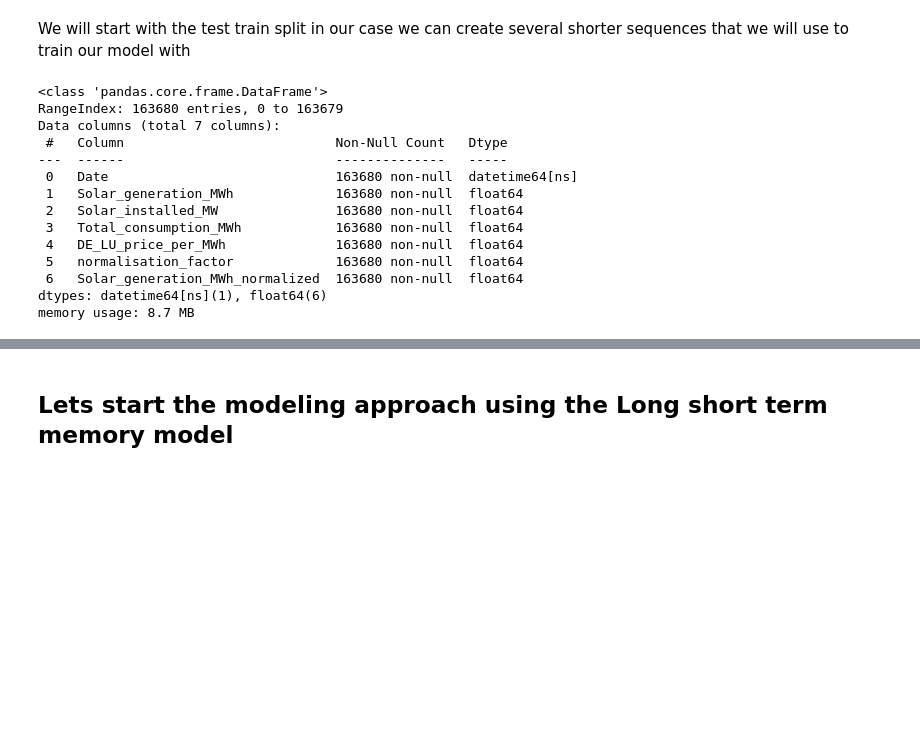
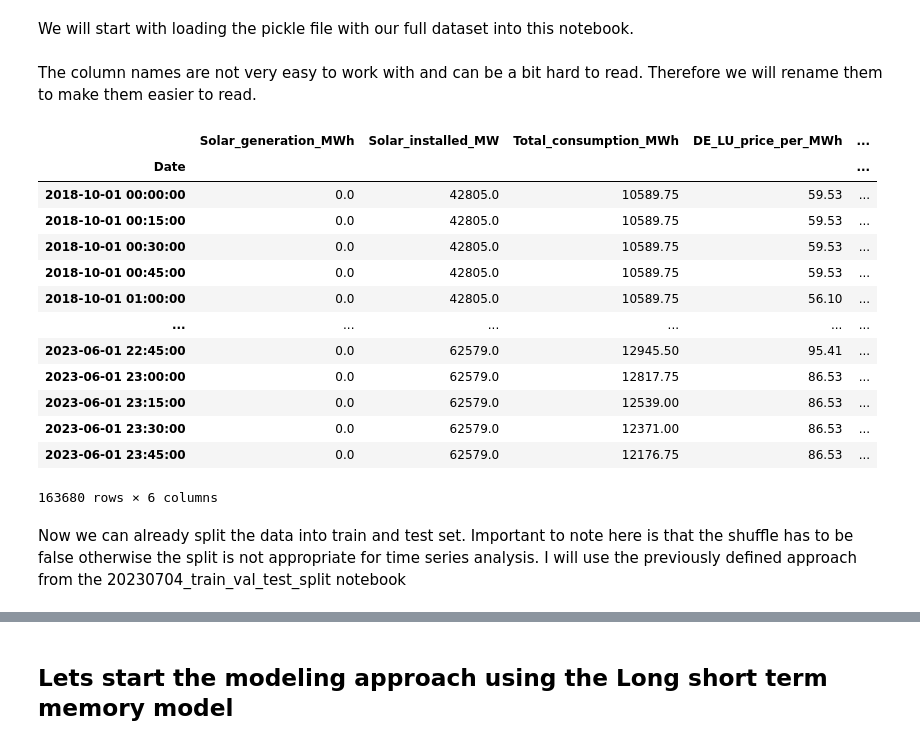
Before and after one commit to fritzfritzfritzz/EES_Optimisation, a Jupyter notebook: notebooks/20230630_LSTM_trial.ipynb, the cells around one changed output, grey strips where cells are left out. Saved outputs shown, nothing was run; the diff lists cells and outputs as text; code cells hidden in the pictures; blank space fills up the shorter version.

Commit message:
just to keep my files into my branch

```diff
--- a/notebooks/20230630_LSTM_trial.ipynb
+++ b/notebooks/20230630_LSTM_trial.ipynb
@@ -43,15 +46,37 @@ from keras.layers import Dense, Activation, Dropout, LSTM     # create layers
 
 np.random.seed(42)
 tf.random.set_seed(42)
-# %% [markdown]
-We will start with the test train split
-in our case we can create several shorter sequences that we will use to train our model with
+# %% [markdown]
+We will start with loading the pickle file with our full dataset into this notebook.
 # %%
 df = pd.read_pickle("../data/final_dataframe.pkl")
+# %% [markdown]
+The column names are not very easy to work with and can be a bit hard to read. Therefore we will rename them to make them easier to read.
 # %%
 def col_names(df):
+    ''' this function renames the columns to make them easier to read
+      additionally set the date as index in our dataframe'''
     column_names = {'Photovoltaics [MWh] Original resolutions': 'Solar_generation_MWh',
                 'Photovoltaics [MW] Calculated resolutions': 'Solar_installed_MW',
                 'Total (grid load) [MWh] Original resolutions': 'Total_consumption_MWh',
                 'Germany/Luxembourg [€/MWh] Calculated resolutions': 'DE_LU_price_per_MWh',}
     df.rename(columns=column_names, inplace=True)
+    df.set_index('Date', inplace=True)
+    return df
+
+col_names(df)
+# %% [output]
+|  | Solar_generation_MWh | Solar_installed_MW | Total_consumption_MWh | DE_LU_price_per_MWh | ... |
+| Date |  |  |  |  | ... |
+| 2018-10-01 00:00:00 | 0.0 | 42805.0 | 10589.75 | 59.53 | ... |
+| 2018-10-01 00:15:00 | 0.0 | 42805.0 | 10589.75 | 59.53 | ... |
+| 2018-10-01 00:30:00 | 0.0 | 42805.0 | 10589.75 | 59.53 | ... |
+| 2018-10-01 00:45:00 | 0.0 | 42805.0 | 10589.75 | 59.53 | ... |
+| 2018-10-01 01:00:00 | 0.0 | 42805.0 | 10589.75 | 56.10 | ... |
+| ... | ... | ... | ... | ... | ... |
+| 2023-06-01 22:45:00 | 0.0 | 62579.0 | 12945.50 | 95.41 | ... |
+| 2023-06-01 23:00:00 | 0.0 | 62579.0 | 12817.75 | 86.53 | ... |
+| 2023-06-01 23:15:00 | 0.0 | 62579.0 | 12539.00 | 86.53 | ... |
+| 2023-06-01 23:30:00 | 0.0 | 62579.0 | 12371.00 | 86.53 | ... |
+| 2023-06-01 23:45:00 | 0.0 | 62579.0 | 12176.75 | 86.53 | ... |
+163680 rows × 6 columns
@@ -60,17 +83,2 @@ col_names(df)
-# %%
-df.info()
-# %% [output]
-<class 'pandas.core.frame.DataFrame'>
-RangeIndex: 163680 entries, 0 to 163679
-Data columns (total 7 columns):
- #   Column                           Non-Null Count   Dtype
----  ------                           --------------   -----
- 0   Date                             163680 non-null  datetime64[ns]
- 1   Solar_generation_MWh             163680 non-null  float64
- 2   Solar_installed_MW               163680 non-null  float64
- 3   Total_consumption_MWh            163680 non-null  float64
- 4   DE_LU_price_per_MWh              163680 non-null  float64
- 5   normalisation_factor             163680 non-null  float64
- 6   Solar_generation_MWh_normalized  163680 non-null  float64
-dtypes: datetime64[ns](1), float64(6)
-memory usage: 8.7 MB
+# %% [markdown]
+Now we can already split the data into train and test set. Important to note here is that the shuffle has to be false otherwise the split is not appropriate for time series analysis. I will use the previously defined approach from the 20230704_train_val_test_split notebook
```
Also changed, not shown: parts of 65 cells of this notebook, 41 other files.
